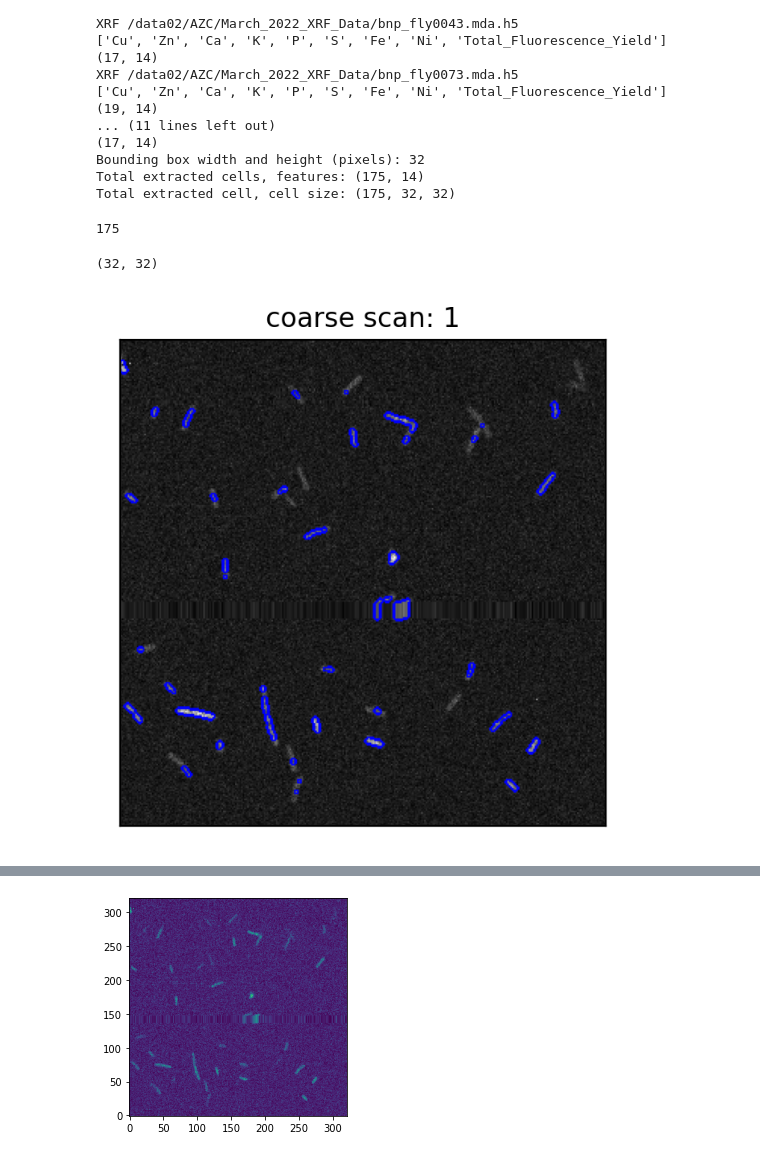
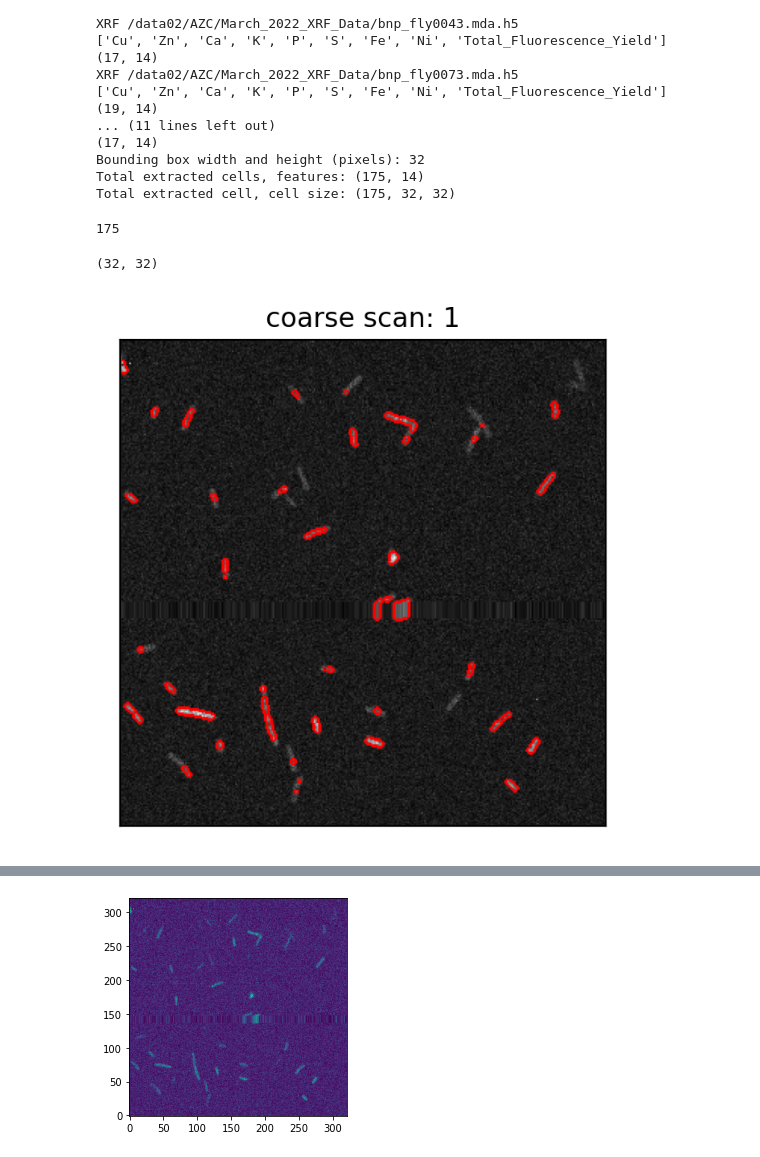
Before and after one commit to arshadzahangirchowdhury/ROI-Finder, a Jupyter notebook: flx_workflows/Segmentation_Figures.ipynb, the cells around one changed output, grey strips where cells are left out. Cells and saved outputs as stored; diff of their text form; code cells hidden in the pictures.

Commit message:
more figures supplementary

```diff
--- a/flx_workflows/Segmentation_Figures.ipynb
+++ b/flx_workflows/Segmentation_Figures.ipynb
@@ -98,14 +98,14 @@ XRF /data02/AZC/March_2022_XRF_Data/bnp_fly0073.mda.h5
 Bounding box width and height (pixels): 32
 Total extracted cells, features: (175, 14)
 Total extracted cell, cell size: (175, 32, 32)
-# %%
-len(coarse_scans.X_bin)
-# %% [output]
-175
-# %%
-coarse_scans.X_bin[0].shape
-# %% [output]
-(32, 32)
+# %%
+len(coarse_scans.X_bin)
+# %% [output]
+175
+# %%
+coarse_scans.X_bin[0].shape
+# %% [output]
+(32, 32)
 # %%
 # sobel_mag = np.sqrt(sum([sobel(img_seg_mask, axis=i)**2
 #                          for i in range(img_seg_mask.ndim)]) / img_seg_mask.ndim)
@@ -118,32 +118,36 @@ coarse_scans.X_bin[0].shape
 # %%
 idx = 0
 img=coarse_scans.X_d_K[idx]+coarse_scans.X_d_P[idx]+coarse_scans.X_d_S[idx]+coarse_scans.X_d_Ca[idx]
 # img=coarse_scans.X_d_P[idx]
 
 
 img_seg_mask = coarse_scans.X_binary_ero_dil[idx]
 img_normalized = (255*((img - img.min()) / (img.max() - img.min()))).astype(np.uint8)
 img_RGB = np.concatenate([img_normalized[...,np.newaxis]]*3, axis = -1)
 
 
 sobel_mag = np.sqrt(sum([sobel(img_seg_mask, axis=i)**2
                          for i in range(img_seg_mask.ndim)]) / img_seg_mask.ndim)
 img_sobel = sobel_mag
 img_sobel = (img_sobel - img_sobel.min()) / (img_sobel.max() - img_sobel.min())
 img_sobel = (255*np.round(img_sobel)).astype(np.uint8)
 
-img_RGB[img_sobel == 255] = [0,0,255]
+img_RGB[img_sobel == 255] = [255,0,0]
 
 plt.figure(dpi=200)
 plt.imshow(img_sobel,cmap='Blues_r',alpha = 1.0)
+
+
+
+# plt.imshow(exposure.adjust_gamma(img_RGB, 0.85))
 
 plt.imshow(img_RGB)
 # plt.colorbar(orientation='horizontal', shrink=0.5)
 plt.xticks(ticks=[])
 plt.yticks(ticks=[])
 
 # plt.title(coarse_scan_names[idx])
 plt.title('coarse scan: ' + str(idx+1))
 plt.gca().invert_yaxis()
 # %% [output]
-[figure, old version]
+[figure, new version]
```
Also changed, not shown: parts of 13 cells of this notebook, 4 other files.
